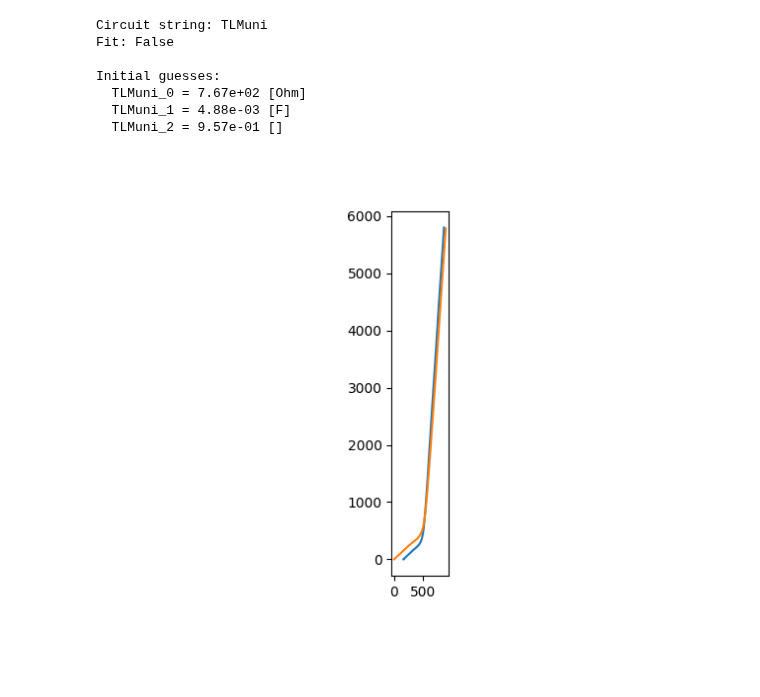
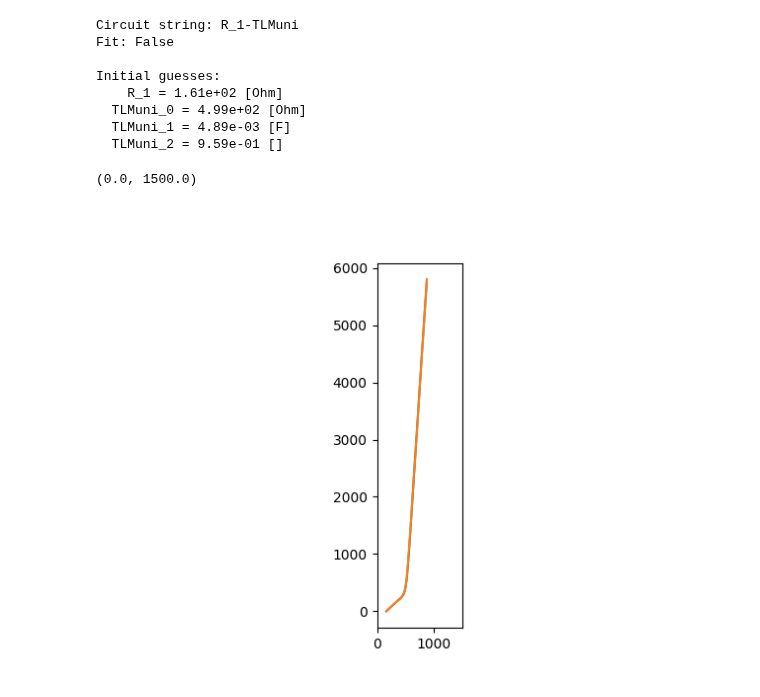
Before and after one commit to Yugal0/fitting-experimental, a Jupyter notebook: RM_stacked cells second S3_1.ipynb, the cells around one changed output. Cells and saved outputs as stored; diff of their text form; code cells hidden in the pictures; blank space fills up the shorter version.

```diff
--- a/RM_stacked cells second S3_1.ipynb
+++ b/RM_stacked cells second S3_1.ipynb
@@ -10,10 +10,11 @@ import mpmath as mp
 # %%
 f,z=readBioLogic("RM_stacked second run S3_1_C03.mpt")
 # %%
+Rsep=100
 R1=1000
 Q=1e-4
 alpha=1
-c=CustomCircuit(initial_guess=[R1,Q,alpha],circuit="TLMuni")
+c=CustomCircuit(initial_guess=[Rsep,R1,Q,alpha],circuit="R_1-TLMuni")
 
 
 # wt=np.concatenate((np.real(z),np.imag(z)))
@@ -21,26 +22,28 @@ c=CustomCircuit(initial_guess=[R1,Q,alpha],circuit="TLMuni")
 
 
 mp.dps=200
-c.fit(impedance=z,frequencies=f,bounds=((0,0,0.9),(np.inf,np.inf,1)))
+c.fit(impedance=z,frequencies=f,bounds=((0,0,0,0.9),(np.inf,np.inf,np.inf,1)))
 
-c_fitted=CustomCircuit(initial_guess=[c.parameters_[0],c.parameters_[1],c.parameters_[2]],circuit="TLMuni")
+c_fitted=CustomCircuit(initial_guess=[c.parameters_[0],c.parameters_[1],c.parameters_[2],c.parameters_[3]],circuit="R_1-TLMuni")
 z_fitted=c_fitted.predict(frequencies=f)
 # %%
 print(c_fitted)
 # %% [output]
-Circuit string: TLMuni
+Circuit string: R_1-TLMuni
 Fit: False
 
 Initial guesses:
-  TLMuni_0 = 7.67e+02 [Ohm]
-  TLMuni_1 = 4.88e-03 [F]
-  TLMuni_2 = 9.57e-01 []
+    R_1 = 1.61e+02 [Ohm]
+  TLMuni_0 = 4.99e+02 [Ohm]
+  TLMuni_1 = 4.89e-03 [F]
+  TLMuni_2 = 9.59e-01 []
 # %%
 fig, ax=plt.subplots()
 ax.plot(np.real(z),-np.imag(z))
 ax.plot(np.real(z_fitted),-np.imag(z_fitted))
 ax.set_aspect("equal")
-# ax.set_xlim(0,1000)
-# ax.set_ylim(0,3000)
+ax.set_xlim(0,1500)
+# ax.tick_params()
 # %% [output]
+(0.0, 1500.0)
-[figure, old version]
+[figure, new version]
```
Also changed, not shown: 1 other file.
